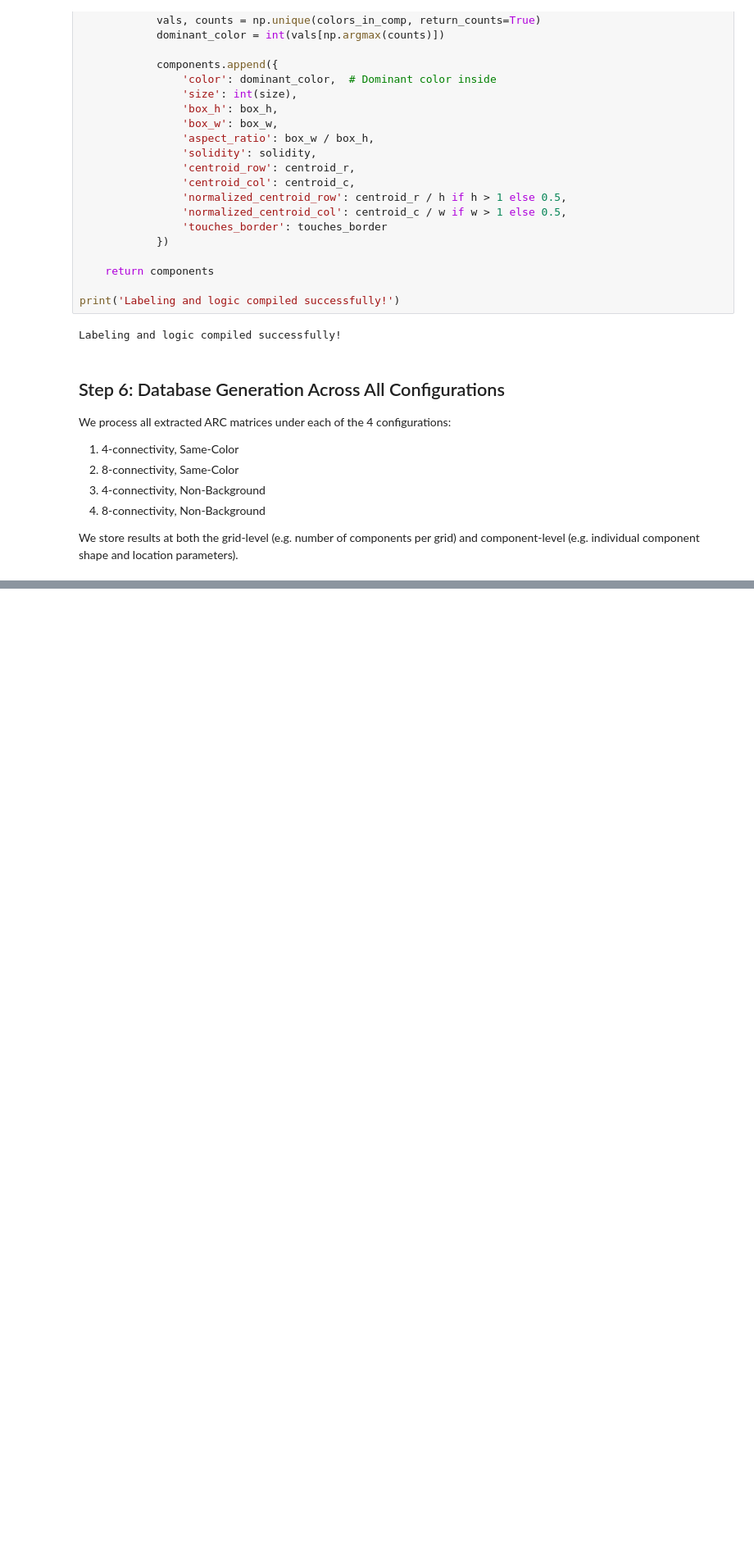
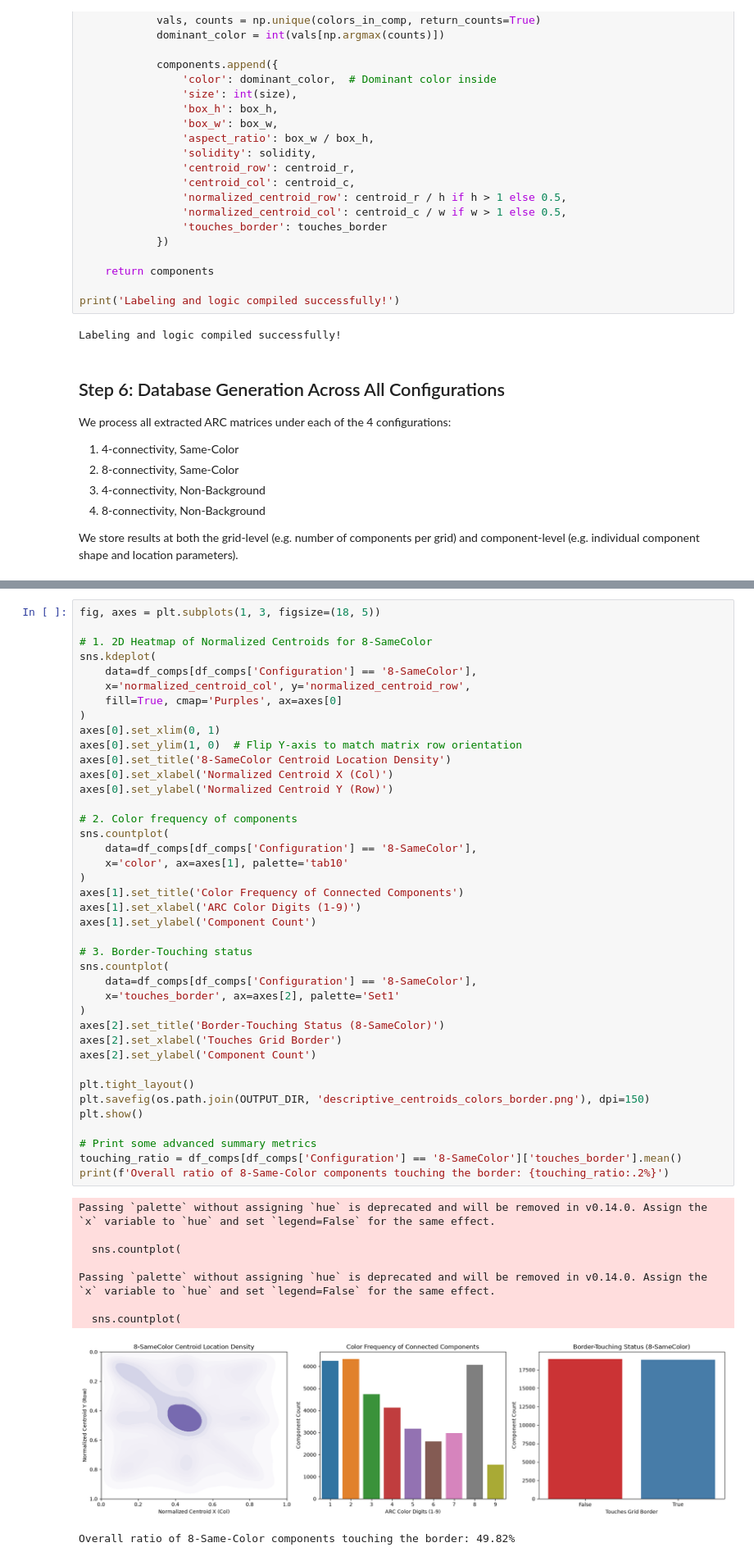
Before and after one commit to sanmquin/Motifs, a Jupyter notebook: 1.Connected_Components_Analysis.ipynb, the cells around one changed output, grey strips where cells are left out. Shown at 82% size. Saved outputs shown, nothing was run; the diff lists cells and outputs as text; blank space fills up the shorter version.

```diff
--- a/1.Connected_Components_Analysis.ipynb
+++ b/1.Connected_Components_Analysis.ipynb
@@ -587,0 +613,50 @@ Successfully exported summary metrics to: /content/drive/MyDrive/numeric_inferen
+# %%
+fig, axes = plt.subplots(1, 3, figsize=(18, 5))
+
+# 1. 2D Heatmap of Normalized Centroids for 8-SameColor
+sns.kdeplot(
+    data=df_comps[df_comps['Configuration'] == '8-SameColor'],
+    x='normalized_centroid_col', y='normalized_centroid_row',
+    fill=True, cmap='Purples', ax=axes[0]
+)
+axes[0].set_xlim(0, 1)
+axes[0].set_ylim(1, 0)  # Flip Y-axis to match matrix row orientation
+axes[0].set_title('8-SameColor Centroid Location Density')
+axes[0].set_xlabel('Normalized Centroid X (Col)')
+axes[0].set_ylabel('Normalized Centroid Y (Row)')
+
+# 2. Color frequency of components
+sns.countplot(
+    data=df_comps[df_comps['Configuration'] == '8-SameColor'],
+    x='color', ax=axes[1], palette='tab10'
+)
+axes[1].set_title('Color Frequency of Connected Components')
+axes[1].set_xlabel('ARC Color Digits (1-9)')
+axes[1].set_ylabel('Component Count')
+
+# 3. Border-Touching status
+sns.countplot(
+    data=df_comps[df_comps['Configuration'] == '8-SameColor'],
+    x='touches_border', ax=axes[2], palette='Set1'
+)
+axes[2].set_title('Border-Touching Status (8-SameColor)')
+axes[2].set_xlabel('Touches Grid Border')
+axes[2].set_ylabel('Component Count')
+
+plt.tight_layout()
+plt.savefig(os.path.join(OUTPUT_DIR, 'descriptive_centroids_colors_border.png'), dpi=150)
+plt.show()
+
+# Print some advanced summary metrics
+touching_ratio = df_comps[df_comps['Configuration'] == '8-SameColor']['touches_border'].mean()
+print(f'Overall ratio of 8-Same-Color components touching the border: {touching_ratio:.2%}')
+# %% [output]
+Passing `palette` without assigning `hue` is deprecated and will be removed in v0.14.0. Assign the `x` variable to `hue` and set `legend=False` for the same effect.
+
+  sns.countplot(
+
+Passing `palette` without assigning `hue` is deprecated and will be removed in v0.14.0. Assign the `x` variable to `hue` and set `legend=False` for the same effect.
+
+  sns.countplot(
+[figure, added]
+Overall ratio of 8-Same-Color components touching the border: 49.82%
```
Also changed, not shown: parts of 40 cells of this notebook, 2 other files.
